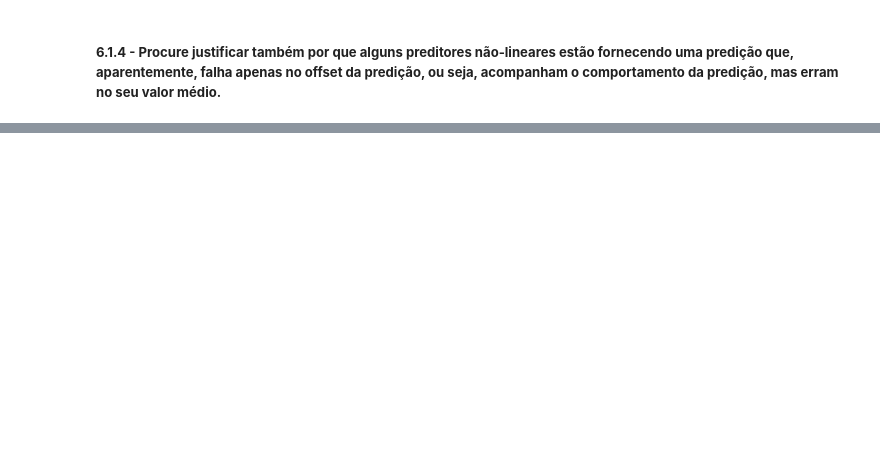
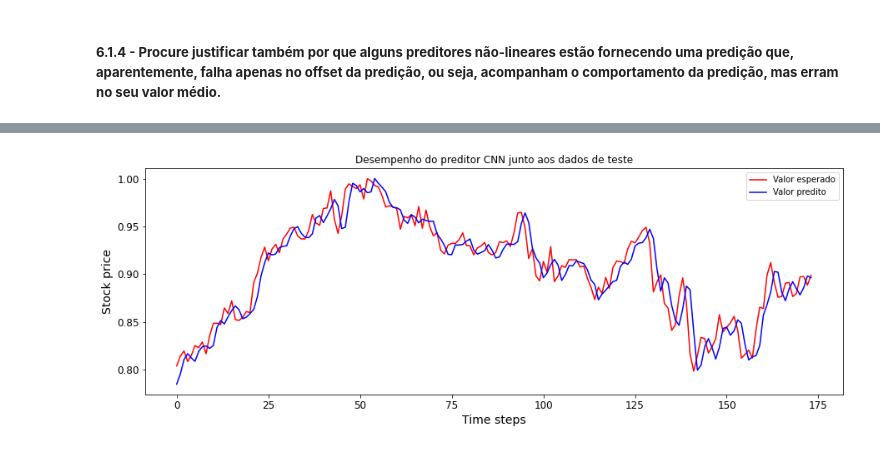
Before and after one commit to guilherme-rosa/IA353_RedesNeurais, a Jupyter notebook: EFC3/Q6/Q6P1_NYSP.ipynb, the cells around one changed output, grey strips where cells are left out. Saved outputs shown, nothing was run; the diff lists cells and outputs as text; code cells hidden in the pictures; blank space fills up the shorter version.

```diff
--- a/EFC3/Q6/Q6P1_NYSP.ipynb
+++ b/EFC3/Q6/Q6P1_NYSP.ipynb
@@ -949,0 +1060,33 @@ plt.show()
+# %%
+from tensorflow.keras.layers import Conv1D, Dense, Flatten
+
+EPOCHS = 200
+LATENT_DIM = 5
+KERNEL_SIZE = 2
+BATCH_SIZE = 32
+
+model_CNN = Sequential()
+model_CNN.add(Conv1D(LATENT_DIM, kernel_size=KERNEL_SIZE, padding='causal', strides=1, activation='relu', dilation_rate=1, input_shape=(seq_len, 1)))
+model_CNN.add(Conv1D(LATENT_DIM, kernel_size=KERNEL_SIZE, padding='causal', strides=1, activation='relu', dilation_rate=2))
+model_CNN.add(Conv1D(LATENT_DIM, kernel_size=KERNEL_SIZE, padding='causal', strides=1, activation='relu', dilation_rate=4))
+model_CNN.add(Flatten())
+model_CNN.add(Dense(1, activation='linear'))
+model_CNN.compile(optimizer='Adam', loss='mse')
+
+earlystop = EarlyStopping(monitor='val_loss', min_delta=0, patience=EPOCHS) # Se desejar early stopping, definir patience = 10
+best_val = ModelCheckpoint('model_CNN_{epoch:02d}.h5', save_best_only=True, mode='min', period=1)
+history = model_CNN.fit(x_train, y_train, batch_size=BATCH_SIZE, epochs=EPOCHS, validation_data=(x_valid, y_valid), callbacks=[earlystop, best_val], verbose=0)
+
+best_epoch = np.argmin(np.array(history.history['val_loss']))+1
+model_CNN.load_weights("model_CNN_{:02d}.h5".format(best_epoch))
+
+y_pred = model_CNN.predict(x_test)
+plt.figure(figsize=(15, 5));
+plt.plot(y_test, color='red', label='Valor esperado')
+plt.plot(y_pred, color='blue', label='Valor predito')
+plt.title('Desempenho do preditor CNN junto aos dados de teste')
+plt.xlabel('Time steps')
+plt.ylabel('Stock price')
+plt.legend(loc='best')
+plt.show()
+# %% [output]
@@ -949,0 +1094 @@ plt.show()
+[figure, added]
```
Also changed, not shown: parts of 18 cells of this notebook.
